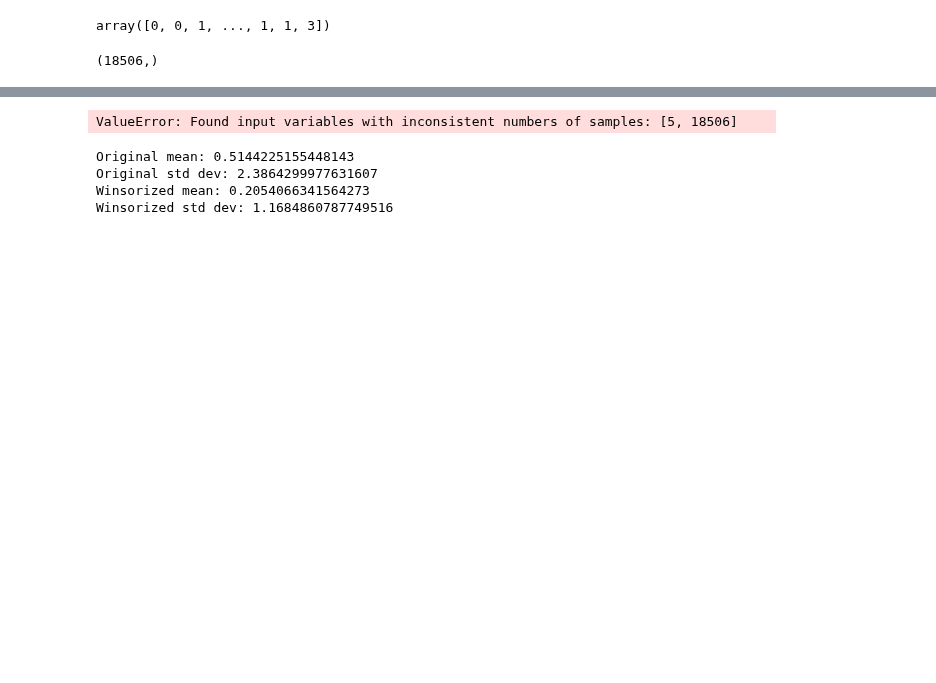
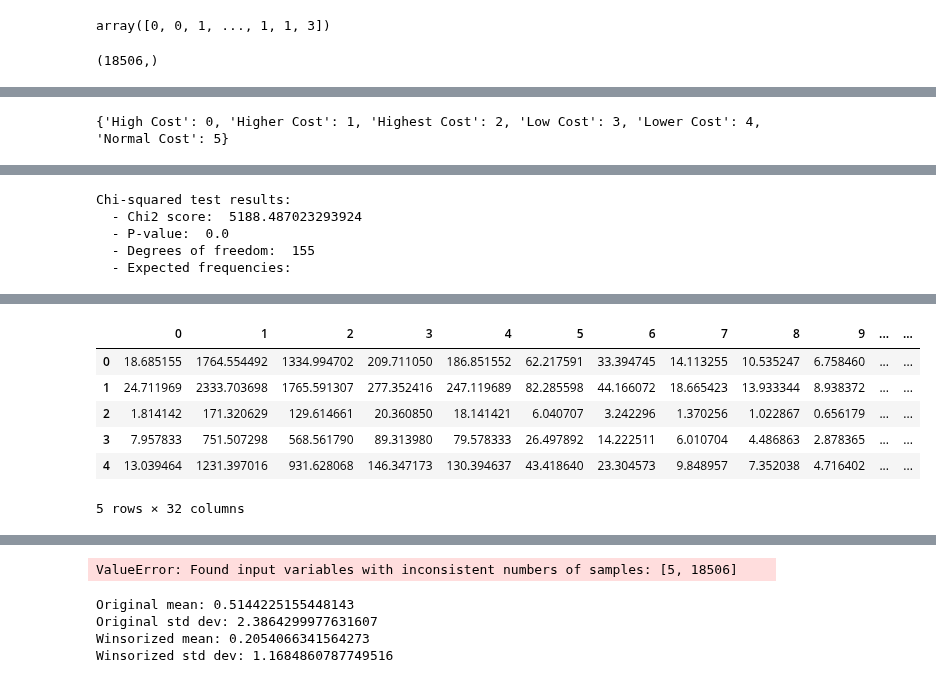
Before and after one commit to Njaramba-Riri/expenditure-prediction, a Jupyter notebook: trial.ipynb, the cells around one changed output, grey strips where cells are left out. Saved outputs shown, nothing was run; the diff lists cells and outputs as text; code cells hidden in the pictures; blank space fills up the shorter version.

```diff
--- a/trial.ipynb
+++ b/trial.ipynb
@@ -64,0 +153,4 @@ y.shape
+# %%
+print(dict(zip(le.classes_, le.transform(le.classes_))))
+# %% [output]
+{'High Cost': 0, 'Higher Cost': 1, 'Highest Cost': 2, 'Low Cost': 3, 'Lower Cost': 4, 'Normal Cost': 5}
@@ -65,2 +160,17 @@ y.shape
 # %%
 from kfold import skfold
+# %%
+from scipy.stats import chi2_contingency
+
+ct=pd.crosstab(data['cost_category'] ,[data['total_people']])#, data['night_zanzibar']])
+
+chi2, p, dof, expected=chi2_contingency(ct)
+
+print("Chi-squared test results:")
+print("  - Chi2 score: ", chi2)
+print("  - P-value: ", p)
+print("  - Degrees of freedom: ", dof)
+print("  - Expected frequencies: ")
+expected=pd.DataFrame(expected)
+expected.head(5)
+# %% [output]
@@ -66,0 +178,5 @@ from kfold import skfold
+Chi-squared test results:
+  - Chi2 score:  5188.487023293924
+  - P-value:  0.0
+  - Degrees of freedom:  155
+  - Expected frequencies:
@@ -66,0 +184,7 @@ from kfold import skfold
+|  | 0 | 1 | 2 | 3 | 4 | 5 | 6 | 7 | 8 | 9 | ... | ... |
+| 0 | 18.685155 | 1764.554492 | 1334.994702 | 209.711050 | 186.851552 | 62.217591 | 33.394745 | 14.113255 | 10.535247 | 6.758460 | ... | ... |
+| 1 | 24.711969 | 2333.703698 | 1765.591307 | 277.352416 | 247.119689 | 82.285598 | 44.166072 | 18.665423 | 13.933344 | 8.938372 | ... | ... |
+| 2 | 1.814142 | 171.320629 | 129.614661 | 20.360850 | 18.141421 | 6.040707 | 3.242296 | 1.370256 | 1.022867 | 0.656179 | ... | ... |
+| 3 | 7.957833 | 751.507298 | 568.561790 | 89.313980 | 79.578333 | 26.497892 | 14.222511 | 6.010704 | 4.486863 | 2.878365 | ... | ... |
+| 4 | 13.039464 | 1231.397016 | 931.628068 | 146.347173 | 130.394637 | 43.418640 | 23.304573 | 9.848957 | 7.352038 | 4.716402 | ... | ... |
+5 rows × 32 columns
```
Also changed, not shown: parts of 19 cells of this notebook.
